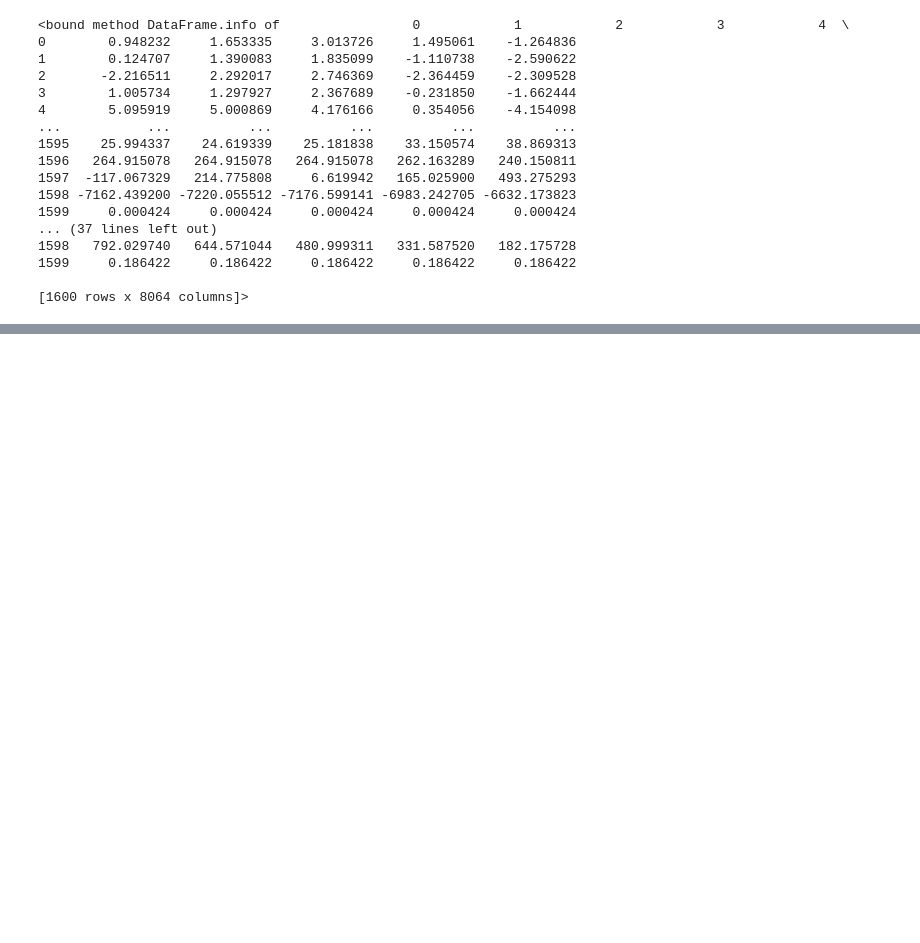
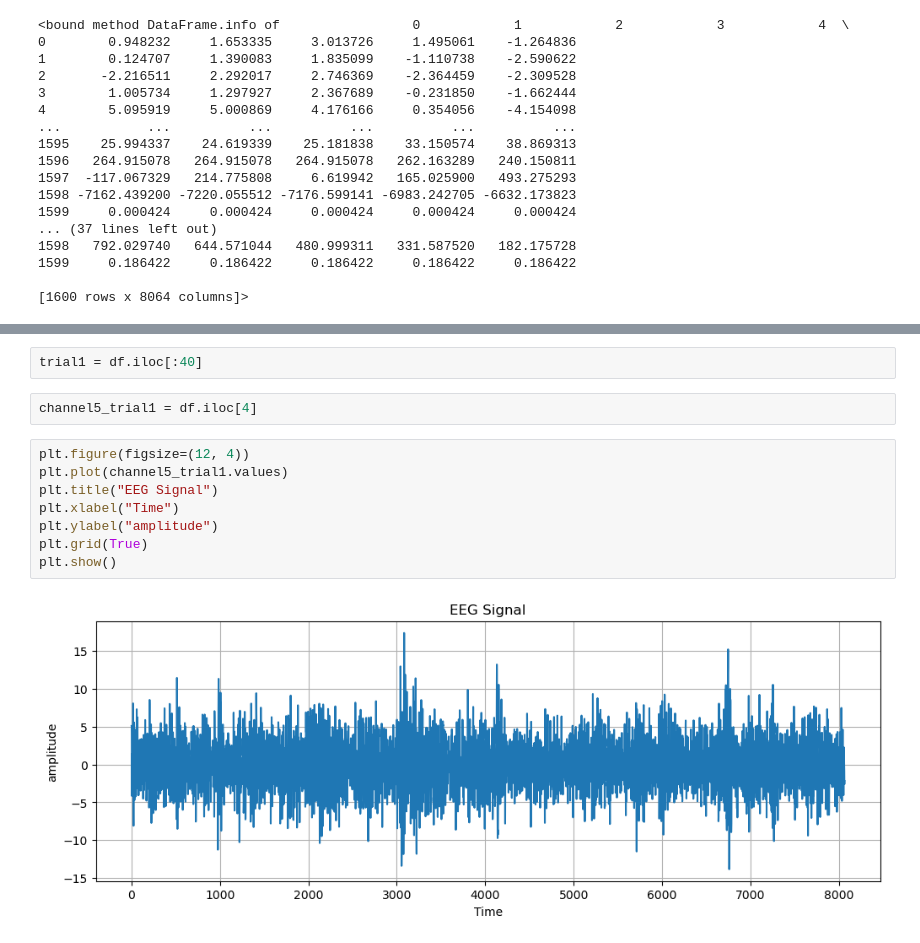
Before and after one commit to PabitraKumarBiswas/decode-python, a Jupyter notebook: data.ipynb, the cells around one changed output, grey strips where cells are left out. Drawn from its saved outputs; the diff is of its cells as text; blank space fills up the shorter version.

```diff
--- a/data.ipynb
+++ b/data.ipynb
@@ -41,0 +52,14 @@ df.info
+# %%
+trial1 = df.iloc[:40]
+# %%
+channel5_trial1 = df.iloc[4]
+# %%
+plt.figure(figsize=(12, 4))
+plt.plot(channel5_trial1.values)
+plt.title("EEG Signal")
+plt.xlabel("Time")
+plt.ylabel("amplitude")
+plt.grid(True)
+plt.show()
+# %% [output]
+[figure, added]
```
Also changed, not shown: parts of 2 cells of this notebook.
